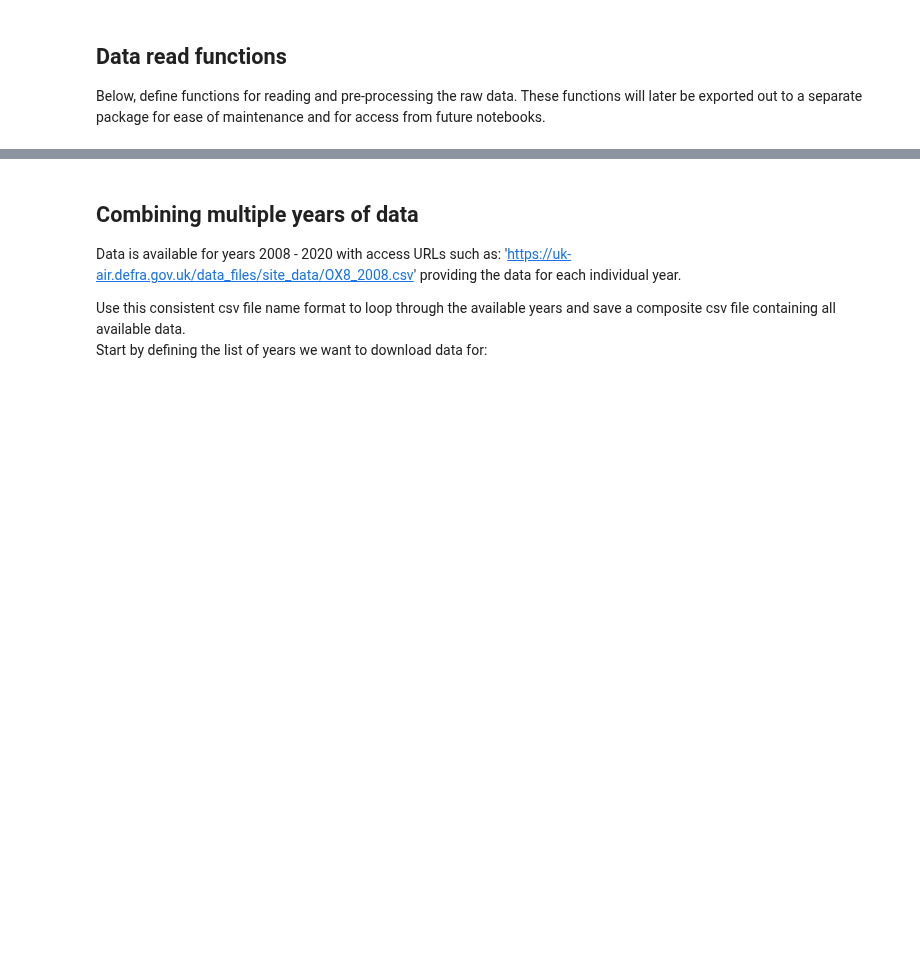
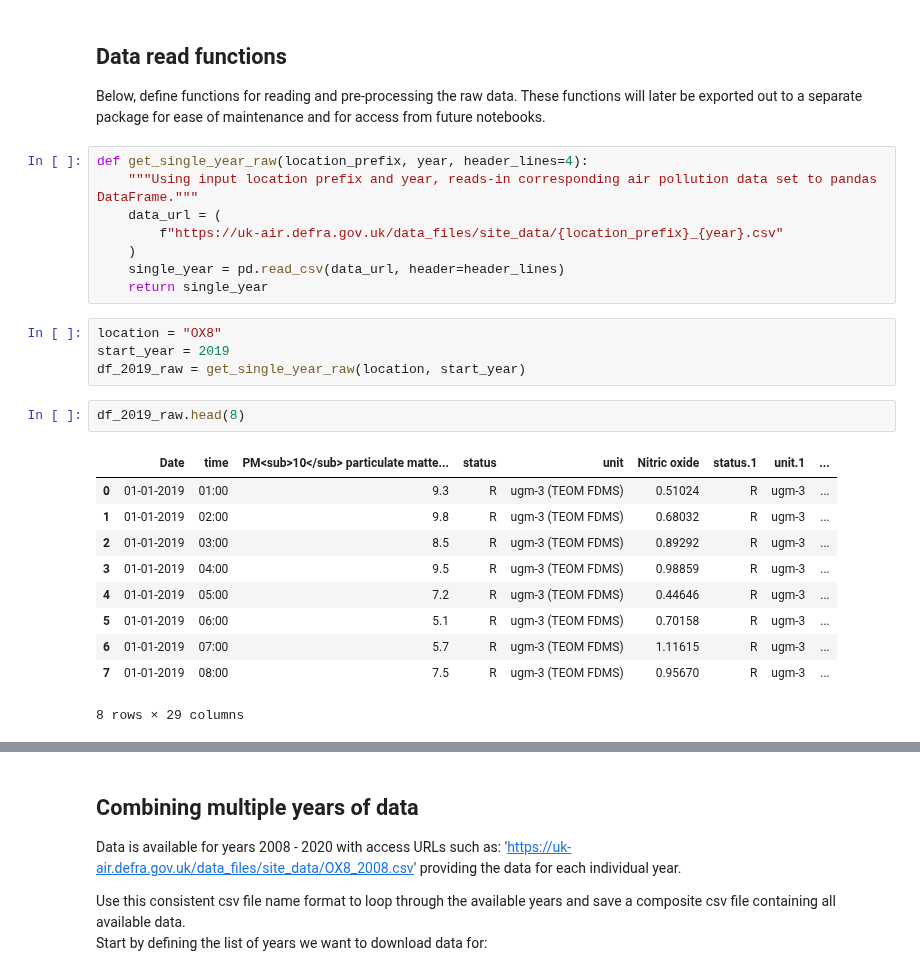
Before and after one commit to Simon-Lee-UK/air-pollution, a Jupyter notebook: analysis/1_0_initial_data_read.ipynb, the cells around one changed output, grey strips where cells are left out. Saved outputs shown, nothing was run; the diff lists cells and outputs as text; blank space fills up the shorter version.

```diff
--- a/analysis/1_0_initial_data_read.ipynb
+++ b/analysis/1_0_initial_data_read.ipynb
@@ -76,3 +69,28 @@ Volatile/Non-volatile measurements are only available in some years. The two val
 # %% [markdown]
 ## Data read functions
 Below, define functions for reading and pre-processing the raw data. These functions will later be exported out to a separate package for ease of maintenance and for access from future notebooks.
+# %%
+def get_single_year_raw(location_prefix, year, header_lines=4):
+    """Using input location prefix and year, reads-in corresponding air pollution data set to pandas DataFrame."""
+    data_url = (
+        f"https://uk-air.defra.gov.uk/data_files/site_data/{location_prefix}_{year}.csv"
+    )
+    single_year = pd.read_csv(data_url, header=header_lines)
+    return single_year
+# %%
+location = "OX8"
+start_year = 2019
+df_2019_raw = get_single_year_raw(location, start_year)
+# %%
+df_2019_raw.head(8)
+# %% [output]
+|  | Date | time | PM<sub>10</sub> particulate matte... | status | unit | Nitric oxide | status.1 | unit.1 | ... |
+| 0 | 01-01-2019 | 01:00 | 9.3 | R | ugm-3 (TEOM FDMS) | 0.51024 | R | ugm-3 | ... |
+| 1 | 01-01-2019 | 02:00 | 9.8 | R | ugm-3 (TEOM FDMS) | 0.68032 | R | ugm-3 | ... |
+| 2 | 01-01-2019 | 03:00 | 8.5 | R | ugm-3 (TEOM FDMS) | 0.89292 | R | ugm-3 | ... |
+| 3 | 01-01-2019 | 04:00 | 9.5 | R | ugm-3 (TEOM FDMS) | 0.98859 | R | ugm-3 | ... |
+| 4 | 01-01-2019 | 05:00 | 7.2 | R | ugm-3 (TEOM FDMS) | 0.44646 | R | ugm-3 | ... |
+| 5 | 01-01-2019 | 06:00 | 5.1 | R | ugm-3 (TEOM FDMS) | 0.70158 | R | ugm-3 | ... |
+| 6 | 01-01-2019 | 07:00 | 5.7 | R | ugm-3 (TEOM FDMS) | 1.11615 | R | ugm-3 | ... |
+| 7 | 01-01-2019 | 08:00 | 7.5 | R | ugm-3 (TEOM FDMS) | 0.95670 | R | ugm-3 | ... |
+8 rows × 29 columns
```
Also changed, not shown: parts of 6 cells of this notebook.
